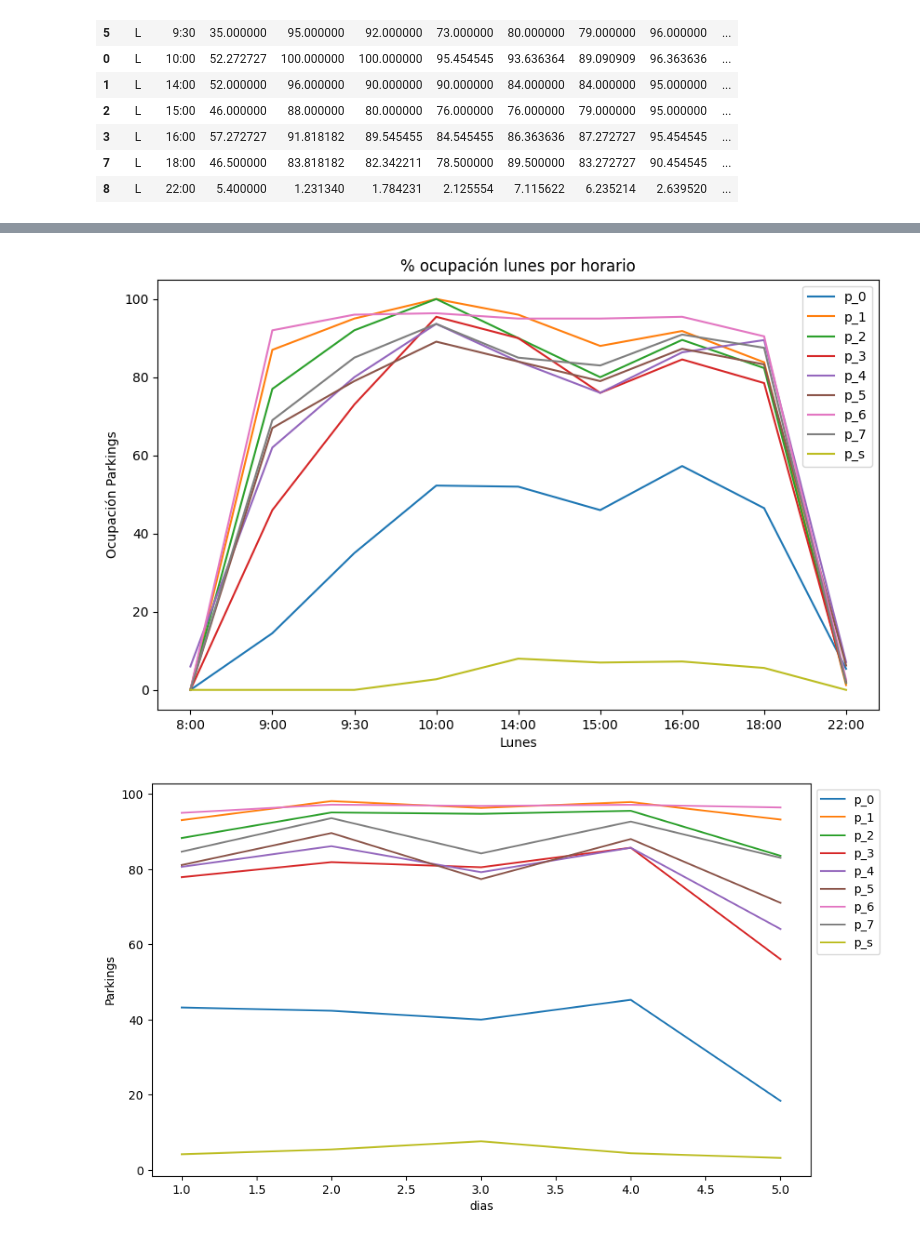
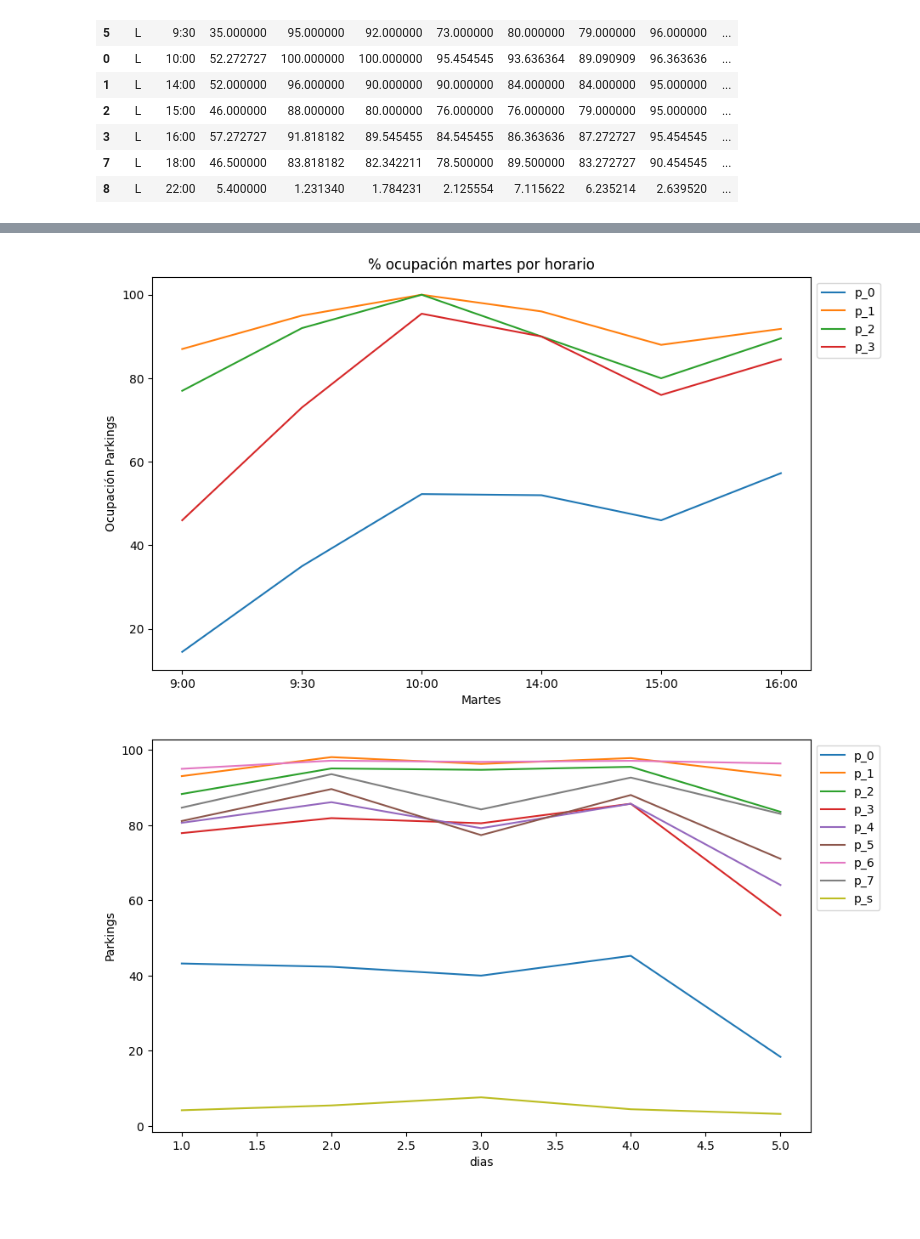
Before and after one commit to Ana-AlonsoCanizares/Practicas_Individuales, a Jupyter notebook: PI_parking.ipynb, the cells around one changed output, grey strips where cells are left out. Cells and saved outputs as stored; diff of their text form; code cells hidden in the pictures; blank space fills up the shorter version.

```diff
--- a/PI_parking.ipynb
+++ b/PI_parking.ipynb
@@ -212,3 +212,24 @@ lunes
 | 3 | L | 16:00 | 57.272727 | 91.818182 | 89.545455 | 84.545455 | 86.363636 | 87.272727 | 95.454545 | ... |
 | 7 | L | 18:00 | 46.500000 | 83.818182 | 82.342211 | 78.500000 | 89.500000 | 83.272727 | 90.454545 | ... |
 | 8 | L | 22:00 | 5.400000 | 1.231340 | 1.784231 | 2.125554 | 7.115622 | 6.235214 | 2.639520 | ... |
+# %%
+lunes = df_ocupacion_d_h[df_ocupacion_d_h['Dia'] == 'L']
+
+
+conditions = [
+    (lunes['Horario'] == '9:00'),
+    (lunes['Horario'] == '9:30'),
+    (lunes['Horario'] == '10:00'),
+    (lunes['Horario'] == '14:00'),
+    (lunes['Horario'] == '15:00'),
+    (lunes['Horario'] == '16:00')
+]
+
+#define results
+results = [1,2,3,4,5,6]
+
+#create new column based on conditions in column1 and column2
+lunes['hora_num'] = np.select(conditions, results)
+
+lunes = lunes.sort_values(by = 'hora_num')
+lunes
@@ -228,43 +262,43 @@ park_2 = lunes[["parking_2"]]
 # parking 3
 park_3 = lunes[["parking_3"]]
 
 # parking 4
 park_4 = lunes[["parking_4"]]
 
 # parking 5
 park_5 = lunes[["parking_5"]]
 
 # parking 6
 park_6 = lunes[["parking_6"]]
 
 # parking 7
 park_7 = lunes[["parking_7"]]
 
 # parking subterráneo
 park_sub = lunes[["parking_subterraneo"]]
 
 # df_ocupacion_d
 fig, ax = plt.subplots(figsize=(10,6))
 
 ax.plot(horas, park_0)
-plt.title('% ocupación lunes por horario')
-plt.xlabel('Lunes')
+plt.title('% ocupación martes por horario')
+plt.xlabel('Martes')
 plt.ylabel('Ocupación Parkings')
 plt.plot(horas, park_1)
 plt.plot(horas, park_2)
 plt.plot(horas, park_3)
-plt.plot(horas, park_4)
-plt.plot(horas, park_5)
-plt.plot(horas, park_6)
-plt.plot(horas, park_7)
-plt.plot(horas, park_sub)
+# plt.plot(horas, park_4)
+# plt.plot(horas, park_5)
+# plt.plot(horas, park_6)
+# plt.plot(horas, park_7)
+# plt.plot(horas, park_sub)
 
-plt.legend(['p_0', 'p_1', 'p_2', 'p_3', 'p_4', 'p_5', 'p_6', 'p_7', 'p_s',],bbox_to_anchor=(1,1))
+plt.legend(['p_0', 'p_1', 'p_2', 'p_3'],bbox_to_anchor=(1,1))
 
-plt.savefig('% ocupación lunes.pdf', format ='pdf')
+plt.savefig('% ocupación martes.pdf', format ='pdf')
 plt.show()
 # %% [output]
-[figure, old version]
+[figure, new version]
 # %%
 # Vector con los dias a graficar
 dias = data['dia_num'].drop_duplicates()
```
Also changed, not shown: parts of 4 cells of this notebook.
